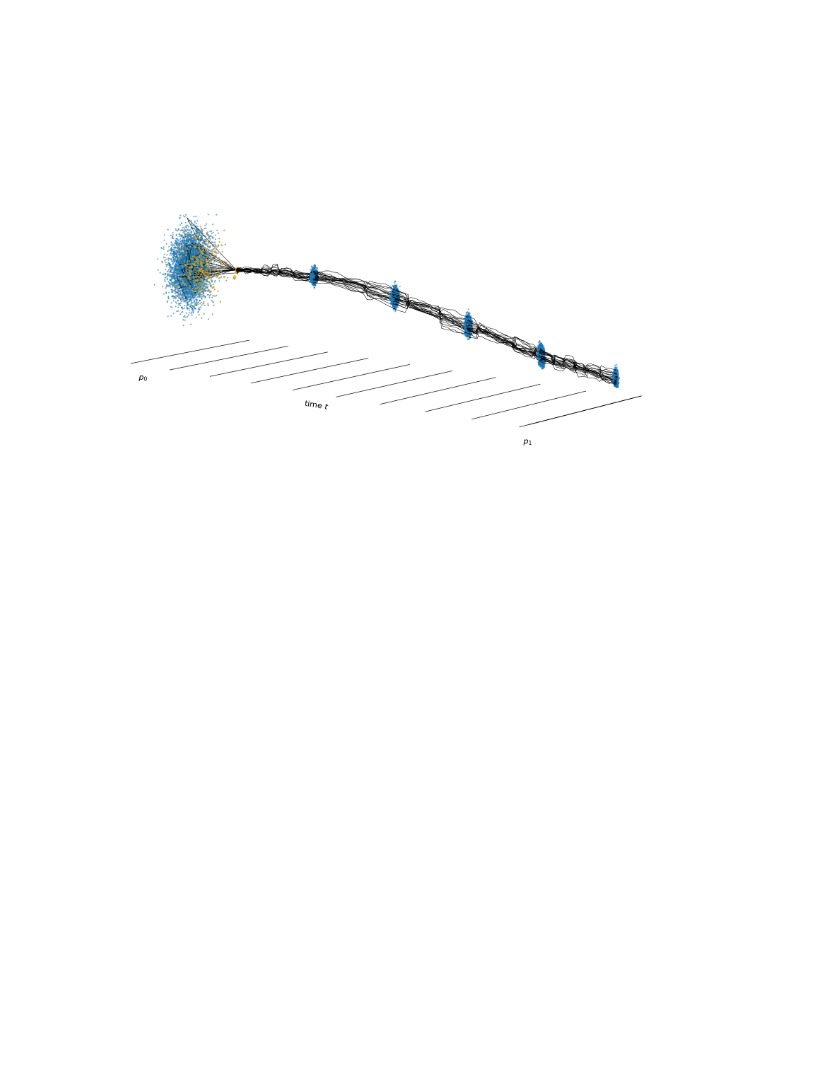
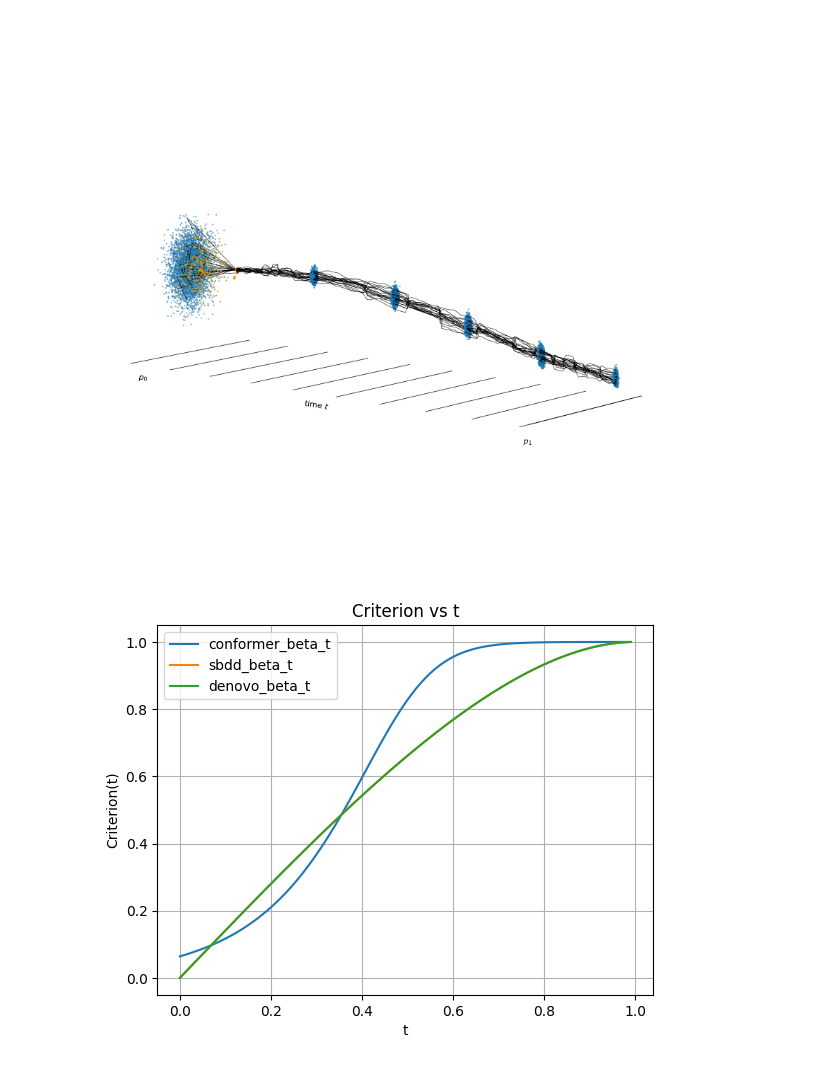
Before and after one commit to ziseoklee/ACE, a Jupyter notebook: 2D-Diverging-Checker.ipynb, the cells around one changed output. Saved outputs shown, nothing was run; the diff lists cells and outputs as text; code cells hidden in the pictures; blank space fills up the shorter version.

```diff
--- a/2D-Diverging-Checker.ipynb
+++ b/2D-Diverging-Checker.ipynb
@@ -493,3 +495,72 @@ Models loaded.
 plot_path_trajectories(sample_history, n_frame=6, resample_history=resample_history, experiment_id=experiment_id, name="failed_sample_path", deg=-50)
 # %% [output]
 [figure]
+# %%
+# SBDD와 Denovo : beta_t  = \sqrt{1 - (1 - t)^2}
+# Conformer: beta_t = \sqrt{(1 - \exp\left(
+#   -\left(
+#     \tfrac{\mathcal{A}_{\text{end}} - \mathcal{A}_{\text{start}}}{12}
+#     \cdot \operatorname{softplus}\!\big( (t - 0.5) \cdot 12 \big)
+#     + \mathcal{A}_{\text{start}} \cdot t
+#   \right)
+# \right)}
+
+#alpha_t = sqrt( 1 - exp ( - PI / T * tan (PI / 2 * t)))
+# alpha_t = lambda t: torch.sqrt(1 - torch.exp(- (3.141592653589793 / 1000 * torch.tan(3.141592653589793 / 2 * t))))
+
+# conformer_beta_t_squared = lambda t: (1 - torch.exp(-((A_end - A_start)/12 * torch.nn.functional.softplus((t - 0.5) * 12) + A_start * t)))
+# sbdd_beta_t_squared = lambda t: (1 - (1 - t**2)**2)
+# denovo_beta_t_squared = lambda t: (1 - (1 - t**2)**2)
+
+# Criterion = lambda t: 1/conformer_beta_t_squared(t) + 1/sbdd_beta_t_squared(t) - 1/denovo_beta_t_squared(t)
+# gamma_3 = lambda t : torch.tensor(-1 * (1-2*t)**2)
+
+A_end = 20
+A_start = 0.001
+
+conformer_beta_t = lambda t: torch.sqrt(1 - torch.exp(-((A_end - A_start)/12 * torch.nn.functional.softplus((t - 0.5) * 12) + A_start * t)))
+sbdd_beta_t = lambda t: torch.sqrt(1 - (1 - t**2)**2)
+denovo_beta_t = lambda t: torch.sqrt(1 - (1 - t**2)**2)
+
+alpha_1 = conformer_beta_t
+alpha_2 = sbdd_beta_t
+alpha_3 = denovo_beta_t
+gamma_1 = lambda t : torch.tensor(1)
+gamma_2 = lambda t : torch.tensor(1)
+gamma_3 = lambda t : torch.tensor(-1.01)
+
+alpha_list = [alpha_1, alpha_2, alpha_3]
+gamma_list = [gamma_1, gamma_2, gamma_3]
+
+Criterion = lambda t: sum([ gamma_list[i](t) / (alpha_list[i](t))**2 for i in range(len(alpha_list)) ])
+
+# t = 0.001
+# print(f"Criterion({t}) = ", Criterion(torch.tensor(t)).item())
+
+
+# plot Criterion for t in [0.0:0.01:0.99]
+t = torch.linspace(0.00000000001, 0.99, 100)
+# plt.plot(t.numpy(), Criterion(t).numpy())
+plt.plot(t.numpy(), conformer_beta_t(t).numpy(), label='conformer_beta_t')
+plt.plot(t.numpy(), sbdd_beta_t(t).numpy(), label='sbdd_beta_t')
+plt.plot(t.numpy(), denovo_beta_t(t).numpy(), label='denovo_beta_t')
+plt.legend()
+# plt.yscale('log')
+plt.xlabel('t')
+plt.ylabel('Criterion(t)')
+plt.title('Criterion vs t')
+plt.grid(True)
+plt.savefig(os.path.join(experiment_id, "Criterion_plot.png"))
+plt.show()
+
+# print when Criterion = 0
+for i in range(len(t)-1):
+    if Criterion(t[i]) > 0 and Criterion(t[i+1]) < 0:
+        print("Criterion = 0 at t =", t[i].item())
+        break
+for i in range(len(t)-1):
+    if Criterion(t[i]) < 0 and Criterion(t[i+1]) > 0:
+        print("Criterion = 0 at t =", t[i].item())
+        break
+# %% [output]
+[figure, added]
```
Also changed, not shown: parts of 7 cells of this notebook, 13 other files.
